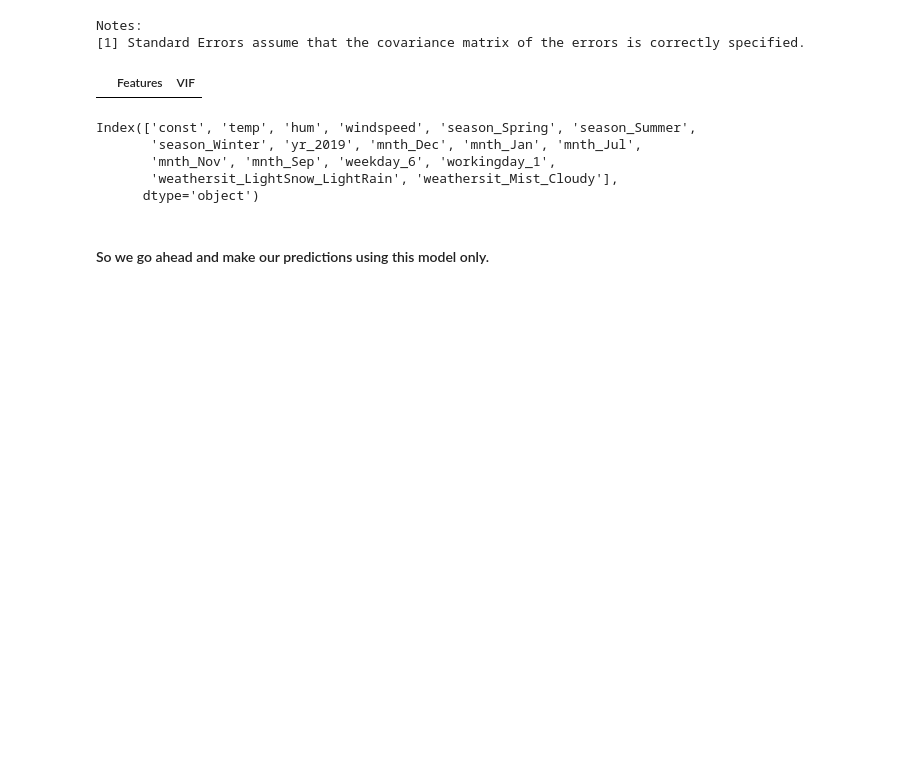
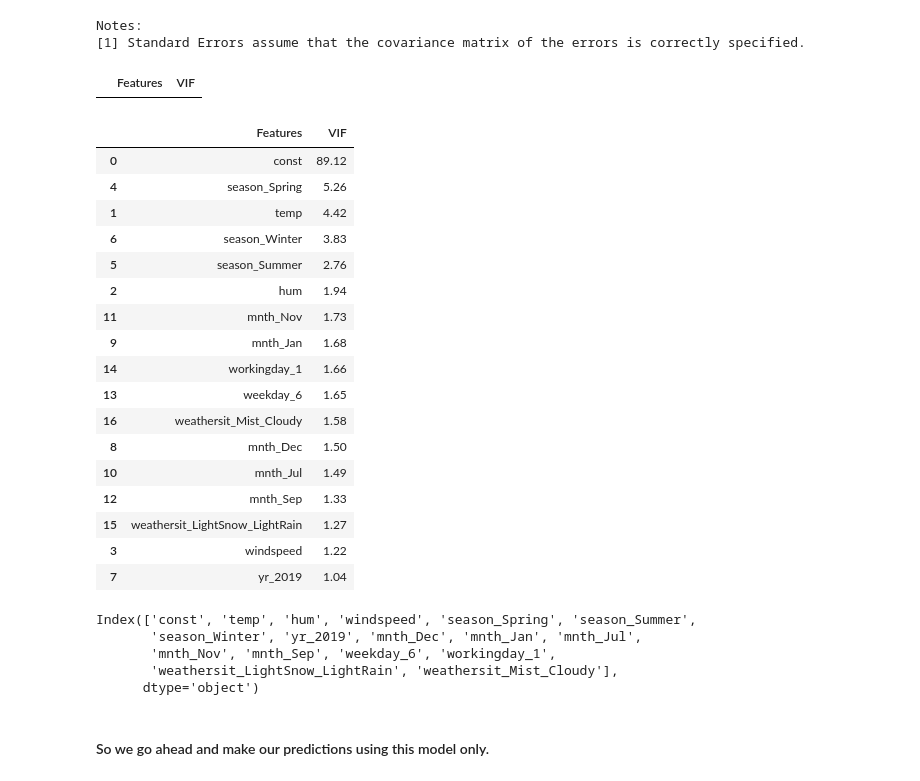
Before and after one commit to sjpathak/bikeSharing_assignment, a Jupyter notebook: SandeepPathak_BikeSharingAssignment.ipynb, the cells around one changed output. Saved outputs shown, nothing was run; the diff lists cells and outputs as text; code cells hidden in the pictures; blank space fills up the shorter version.

```diff
--- a/SandeepPathak_BikeSharingAssignment.ipynb
+++ b/SandeepPathak_BikeSharingAssignment.ipynb
@@ -844,6 +844,35 @@ vif = vif.sort_values(by = "VIF", ascending = False)
 vif[vif['Features'].isin(summary['Features'].values)]
 # %% [output]
 |  | Features | VIF |
+# %%
+# Checking VIF for the columns
+
+vif = pd.DataFrame()
+vif['Features'] = X_train_lm.columns
+vif['VIF'] = [variance_inflation_factor(X_train_lm.values, i) for i in range(X_train_lm.shape[1])]
+vif['VIF'] = round(vif['VIF'], 2)
+vif = vif.sort_values(by = "VIF", ascending = False)
+# vif[vif['Features'].isin(summary['Features'].values)]
+vif
+# %% [output]
+|  | Features | VIF |
+| 0 | const | 89.12 |
+| 4 | season_Spring | 5.26 |
+| 1 | temp | 4.42 |
+| 6 | season_Winter | 3.83 |
+| 5 | season_Summer | 2.76 |
+| 2 | hum | 1.94 |
+| 11 | mnth_Nov | 1.73 |
+| 9 | mnth_Jan | 1.68 |
+| 14 | workingday_1 | 1.66 |
+| 13 | weekday_6 | 1.65 |
+| 16 | weathersit_Mist_Cloudy | 1.58 |
+| 8 | mnth_Dec | 1.50 |
+| 10 | mnth_Jul | 1.49 |
+| 12 | mnth_Sep | 1.33 |
+| 15 | weathersit_LightSnow_LightRain | 1.27 |
+| 3 | windspeed | 1.22 |
+| 7 | yr_2019 | 1.04 |
 # %%
 X_train_lm.columns
 # %% [output]
```
Also changed, not shown: parts of 3 cells of this notebook, 1 other file.
